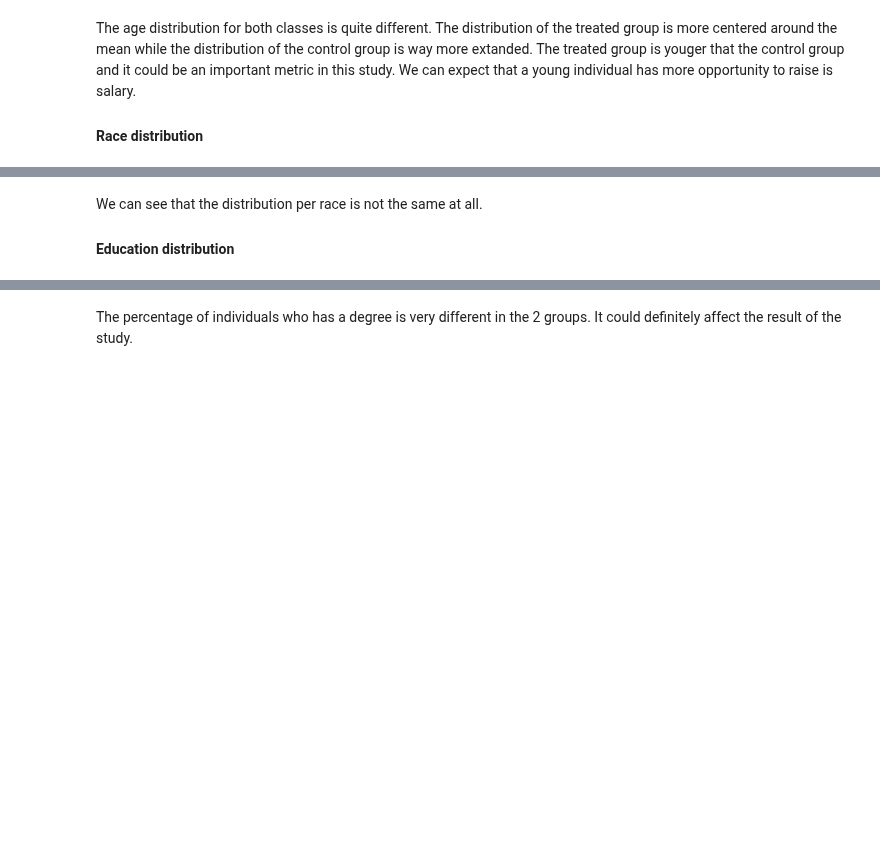
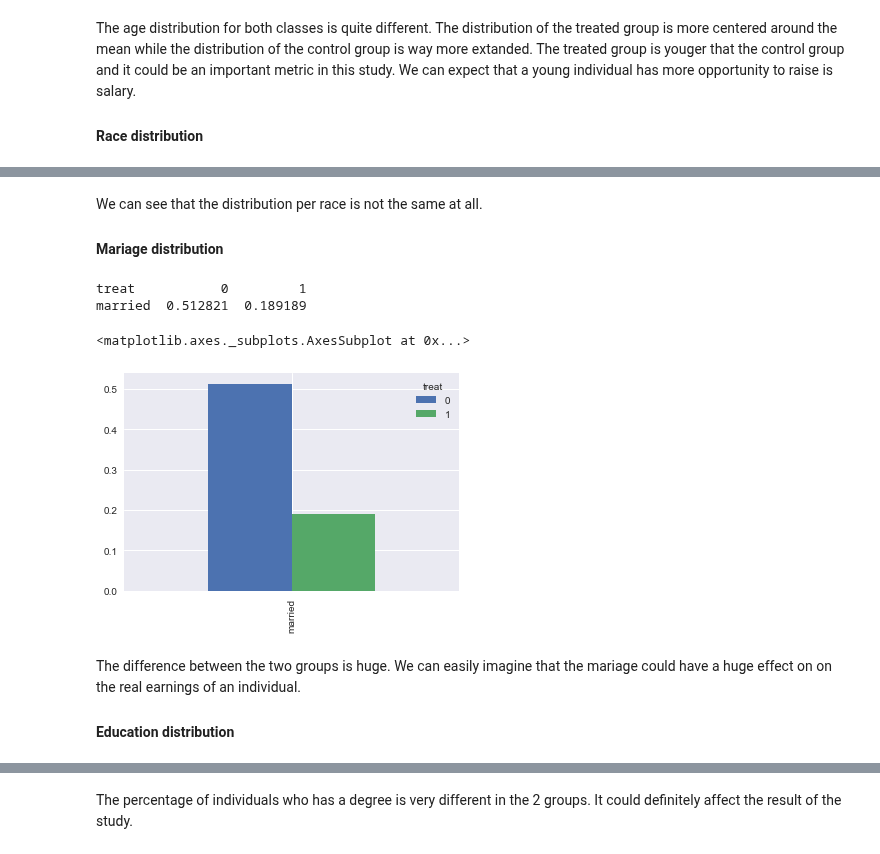
Before and after one commit to mathildemrt/ada, a Jupyter notebook: 04 - Applied ML/AppliedML.ipynb, the cells around one changed output, grey strips where cells are left out. Saved outputs shown, nothing was run; the diff lists cells and outputs as text; code cells hidden in the pictures; blank space fills up the shorter version.

```diff
--- a/04 - Applied ML/AppliedML.ipynb
+++ b/04 - Applied ML/AppliedML.ipynb
@@ -166,6 +174,18 @@ race.plot(kind='bar')
 # %% [markdown]
 We can see that the distribution per race is not the same at all.
-#### Education distribution
+#### Mariage distribution
+# %%
+degree = pd.pivot_table(lalonde, values=['married'], columns=['treat'])
+print(degree)
+degree.plot(kind='bar')
+# %% [output]
+treat           0         1
+married  0.512821  0.189189
+<matplotlib.axes._subplots.AxesSubplot at 0x...>
+[figure, added]
+# %% [markdown]
+The difference between the two groups is huge. We can easily imagine that the mariage could have a huge effect on on the real earnings of an individual.
+#### Education distribution
 # %%
 degree = pd.pivot_table(lalonde, values=['nodegree'], columns=['treat'])
 print(degree)
```
Also changed, not shown: parts of 10 cells of this notebook.
